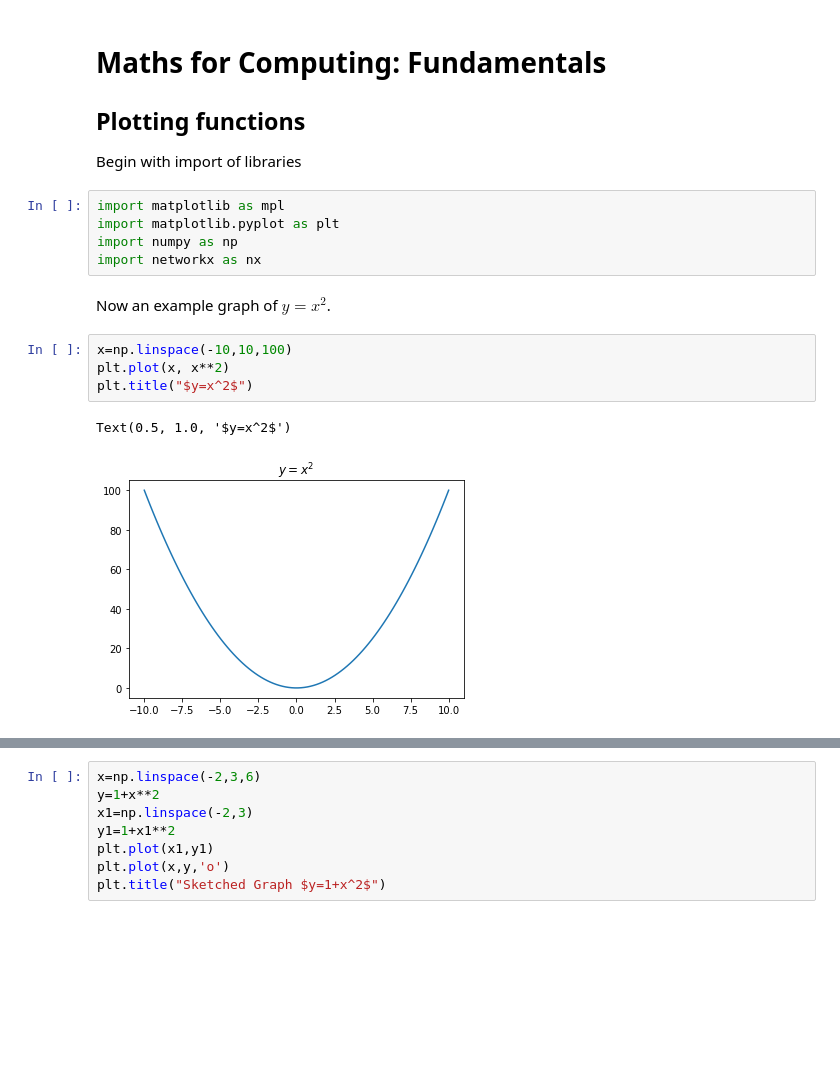
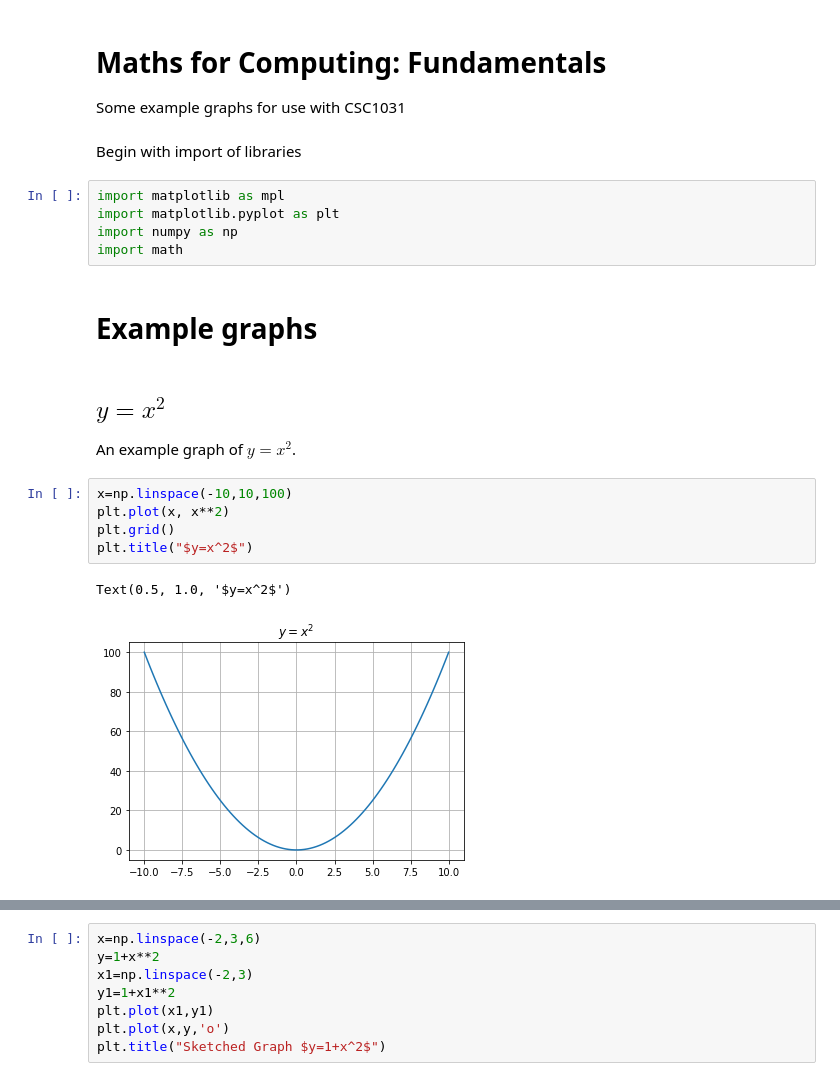
Before and after one commit to SteveR-Ncl/maths-colab-notebooks, a Jupyter notebook: Maths_functions.ipynb, the cells around one changed output, grey strips where cells are left out. Saved outputs shown, nothing was run; the diff lists cells and outputs as text; blank space fills up the shorter version.

```diff
--- a/Maths_functions.ipynb
+++ b/Maths_functions.ipynb
@@ -3,20 +3,24 @@
 # %% [markdown]
 # Maths for Computing: Fundamentals
 
-## Plotting functions
-
-Begin with import of libraries
+Some example graphs for use with CSC1031
+# %% [markdown]
+Begin with import of libraries
 # %%
 import matplotlib as mpl
 import matplotlib.pyplot as plt
 import numpy as np
-import networkx as nx
+import math
+# %% [markdown]
+# Example graphs
 # %% [markdown]
-Now an example graph of $y=x^2$.
+## $y = x^2$
+An example graph of $y=x^2$.
 # %%
 x=np.linspace(-10,10,100)
 plt.plot(x, x**2)
+plt.grid()
 plt.title("$y=x^2$")
 # %% [output]
 Text(0.5, 1.0, '$y=x^2$')
-[figure, old version]
+[figure, new version]
```
Also changed, not shown: parts of 9 cells of this notebook.
